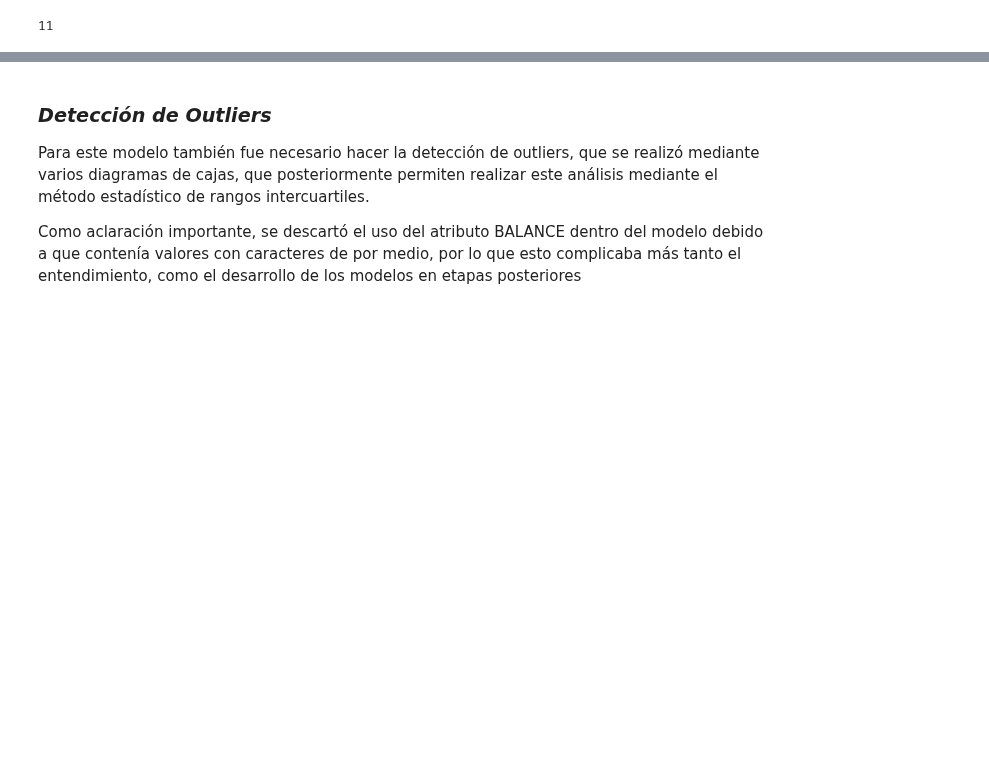
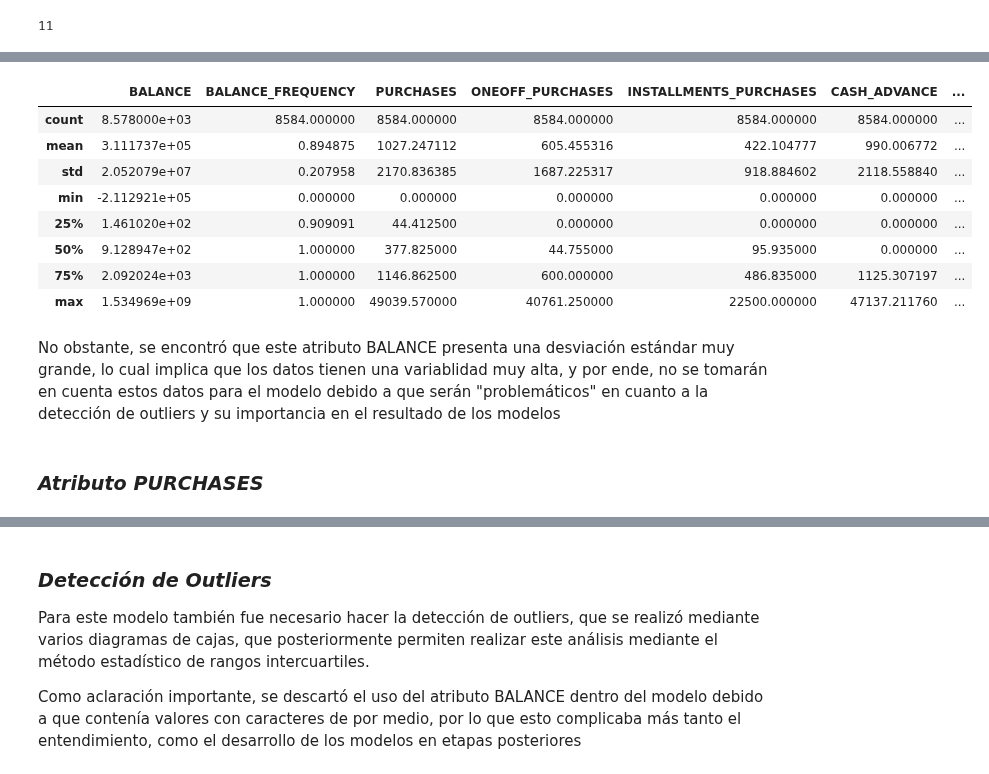
Before and after one commit to Feru34/Trabajos-BI, a Jupyter notebook: LAB1_BI.ipynb, the cells around one changed output, grey strips where cells are left out. Saved outputs shown, nothing was run; the diff lists cells and outputs as text; code cells hidden in the pictures; blank space fills up the shorter version.

```diff
--- a/LAB1_BI.ipynb
+++ b/LAB1_BI.ipynb
@@ -235,0 +276,16 @@ df_tenure.shape[0] - df_clean_id.shape[0]
+# %%
+df_clean_id.describe()
+# %% [output]
+|  | BALANCE | BALANCE_FREQUENCY | PURCHASES | ONEOFF_PURCHASES | INSTALLMENTS_PURCHASES | CASH_ADVANCE | ... |
+| count | 8.578000e+03 | 8584.000000 | 8584.000000 | 8584.000000 | 8584.000000 | 8584.000000 | ... |
+| mean | 3.111737e+05 | 0.894875 | 1027.247112 | 605.455316 | 422.104777 | 990.006772 | ... |
+| std | 2.052079e+07 | 0.207958 | 2170.836385 | 1687.225317 | 918.884602 | 2118.558840 | ... |
+| min | -2.112921e+05 | 0.000000 | 0.000000 | 0.000000 | 0.000000 | 0.000000 | ... |
+| 25% | 1.461020e+02 | 0.909091 | 44.412500 | 0.000000 | 0.000000 | 0.000000 | ... |
+| 50% | 9.128947e+02 | 1.000000 | 377.825000 | 44.755000 | 95.935000 | 0.000000 | ... |
+| 75% | 2.092024e+03 | 1.000000 | 1146.862500 | 600.000000 | 486.835000 | 1125.307197 | ... |
+| max | 1.534969e+09 | 1.000000 | 49039.570000 | 40761.250000 | 22500.000000 | 47137.211760 | ... |
+# %% [markdown]
+No obstante, se encontró que este atributo BALANCE presenta una desviación estándar muy grande, lo cual implica que los datos tienen una variablidad muy alta, y por ende, no se tomarán en cuenta estos datos para el modelo debido a que serán "problemáticos" en cuanto a la detección de outliers y su importancia en el resultado de los modelos
+# %% [markdown]
+### *Atributo PURCHASES*
```
Also changed, not shown: parts of 14 cells of this notebook.
